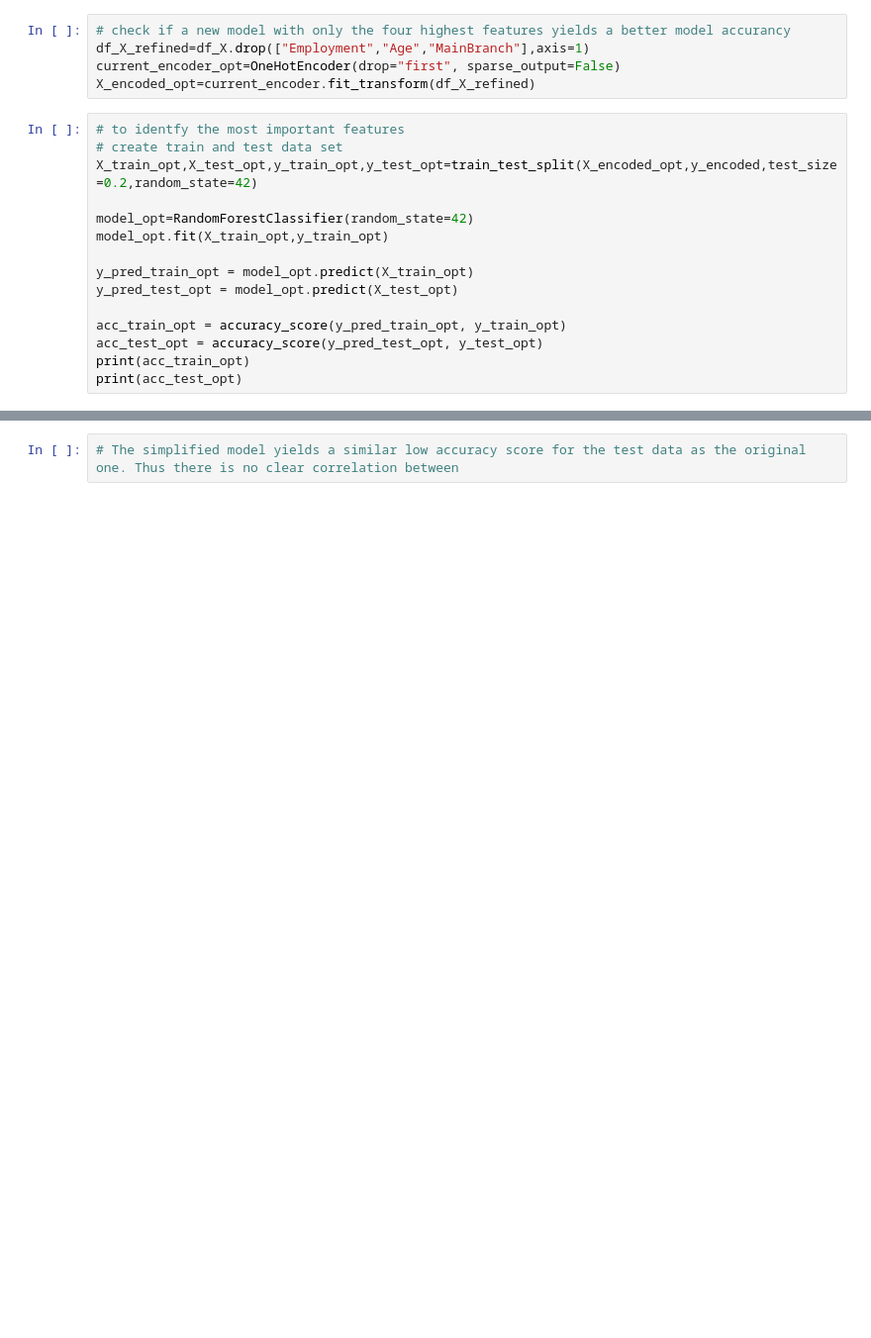
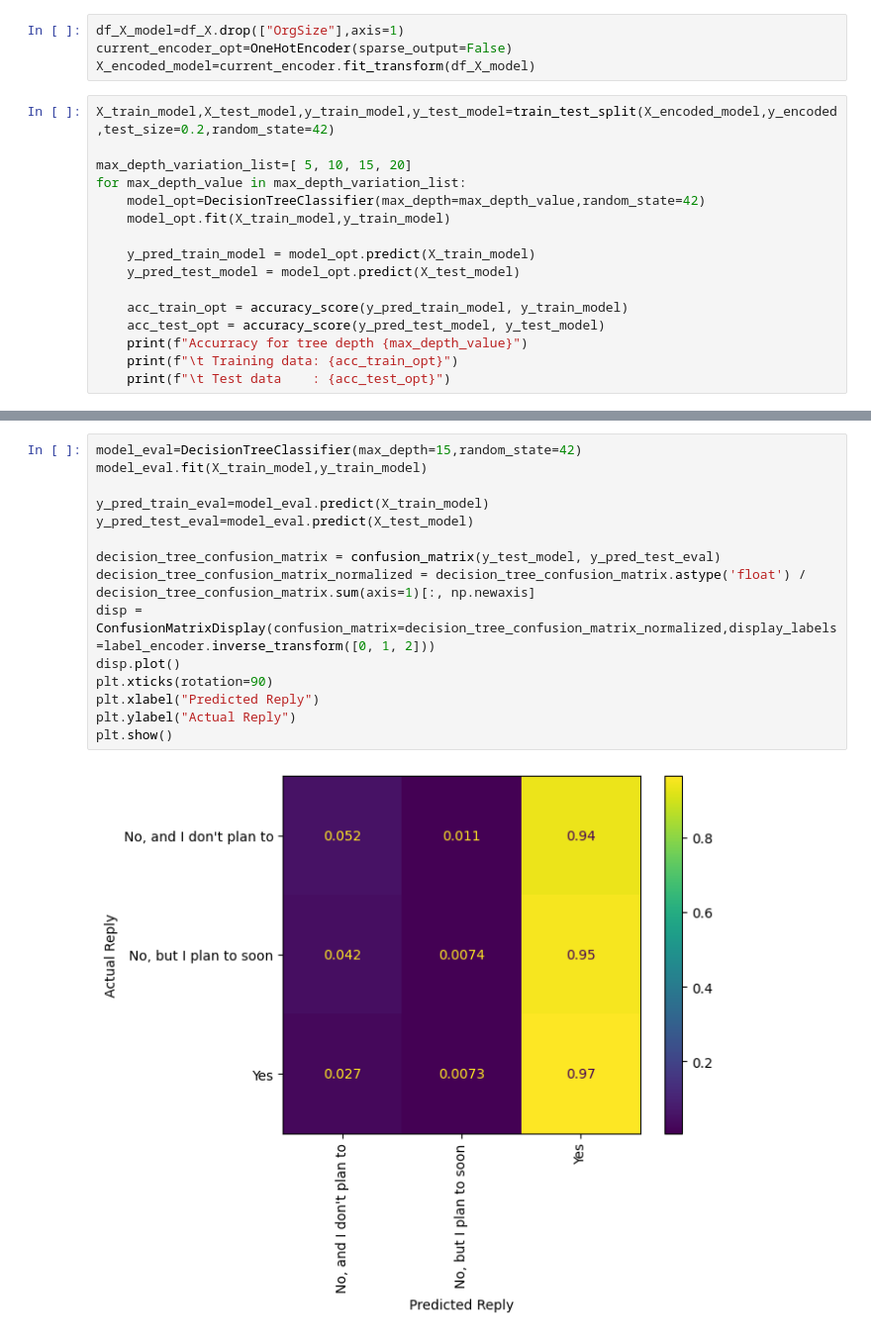
Before and after one commit to gelatti-07/ai_training-task, a Jupyter notebook: AnalyseThePossibleCharacteristicsForUsingAIAsADeveloper.ipynb, the cells around one changed output, grey strips where cells are left out. Shown at 99% size. Saved outputs shown, nothing was run; the diff lists cells and outputs as text; blank space fills up the shorter version.

```diff
--- a/AnalyseThePossibleCharacteristicsForUsingAIAsADeveloper.ipynb
+++ b/AnalyseThePossibleCharacteristicsForUsingAIAsADeveloper.ipynb
@@ -238,21 +211,21 @@ Name: original_feature, dtype: object
 # %%
-# check if a new model with only the four highest features yields a better model accurancy
-df_X_refined=df_X.drop(["Employment","Age","MainBranch"],axis=1)
-current_encoder_opt=OneHotEncoder(drop="first", sparse_output=False)
-X_encoded_opt=current_encoder.fit_transform(df_X_refined)
+df_X_model=df_X.drop(["OrgSize"],axis=1)
+current_encoder_opt=OneHotEncoder(sparse_output=False)
+X_encoded_model=current_encoder.fit_transform(df_X_model)
 # %%
-# to identfy the most important features
-# create train and test data set
-X_train_opt,X_test_opt,y_train_opt,y_test_opt=train_test_split(X_encoded_opt,y_encoded,test_size=0.2,random_state=42)
+X_train_model,X_test_model,y_train_model,y_test_model=train_test_split(X_encoded_model,y_encoded,test_size=0.2,random_state=42)
 
-model_opt=RandomForestClassifier(random_state=42)
-model_opt.fit(X_train_opt,y_train_opt)
+max_depth_variation_list=[ 5, 10, 15, 20]
+for max_depth_value in max_depth_variation_list:
+    model_opt=DecisionTreeClassifier(max_depth=max_depth_value,random_state=42)
+    model_opt.fit(X_train_model,y_train_model)
 
-y_pred_train_opt = model_opt.predict(X_train_opt)
-y_pred_test_opt = model_opt.predict(X_test_opt)
+    y_pred_train_model = model_opt.predict(X_train_model)
+    y_pred_test_model = model_opt.predict(X_test_model)
 
-acc_train_opt = accuracy_score(y_pred_train_opt, y_train_opt)
-acc_test_opt = accuracy_score(y_pred_test_opt, y_test_opt)
-print(acc_train_opt)
-print(acc_test_opt)
+    acc_train_opt = accuracy_score(y_pred_train_model, y_train_model)
+    acc_test_opt = accuracy_score(y_pred_test_model, y_test_model)
+    print(f"Accurracy for tree depth {max_depth_value}")
+    print(f"\t Training data: {acc_train_opt}")
+    print(f"\t Test data    : {acc_test_opt}")
 # %% [output]
@@ -261,2 +247,17 @@ print(acc_test_opt)
 # %%
-# The simplified model yields a similar low accuracy score for the test data as the original one. Thus there is no clear correlation between
+model_eval=DecisionTreeClassifier(max_depth=15,random_state=42)
+model_eval.fit(X_train_model,y_train_model)
+
+y_pred_train_eval=model_eval.predict(X_train_model)
+y_pred_test_eval=model_eval.predict(X_test_model)
+
+decision_tree_confusion_matrix = confusion_matrix(y_test_model, y_pred_test_eval)
+decision_tree_confusion_matrix_normalized = decision_tree_confusion_matrix.astype('float') / decision_tree_confusion_matrix.sum(axis=1)[:, np.newaxis]
+disp = ConfusionMatrixDisplay(confusion_matrix=decision_tree_confusion_matrix_normalized,display_labels=label_encoder.inverse_transform([0, 1, 2]))
+disp.plot()
+plt.xticks(rotation=90)
+plt.xlabel("Predicted Reply")
+plt.ylabel("Actual Reply")
+plt.show()
+# %% [output]
+[figure, added]
```
Also changed, not shown: parts of 28 cells of this notebook, 2 other files.
